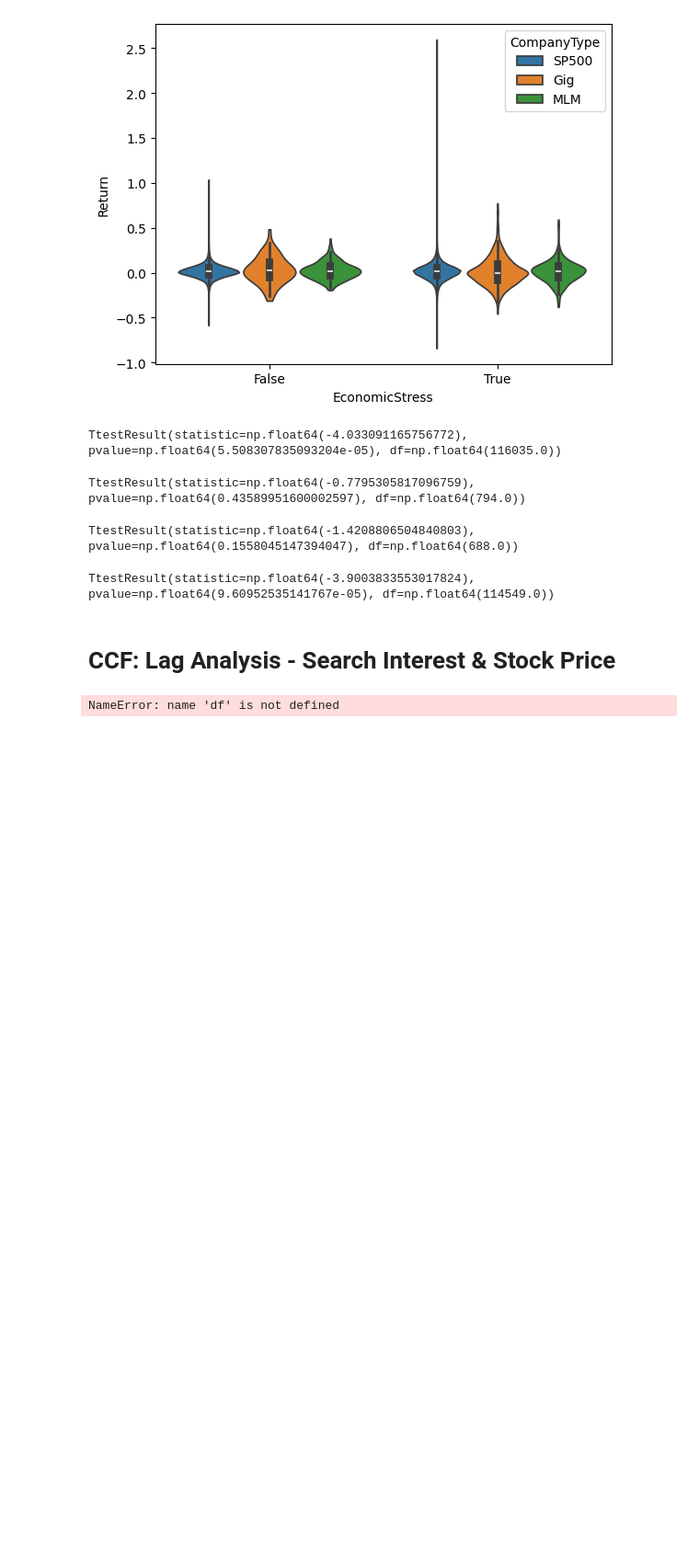
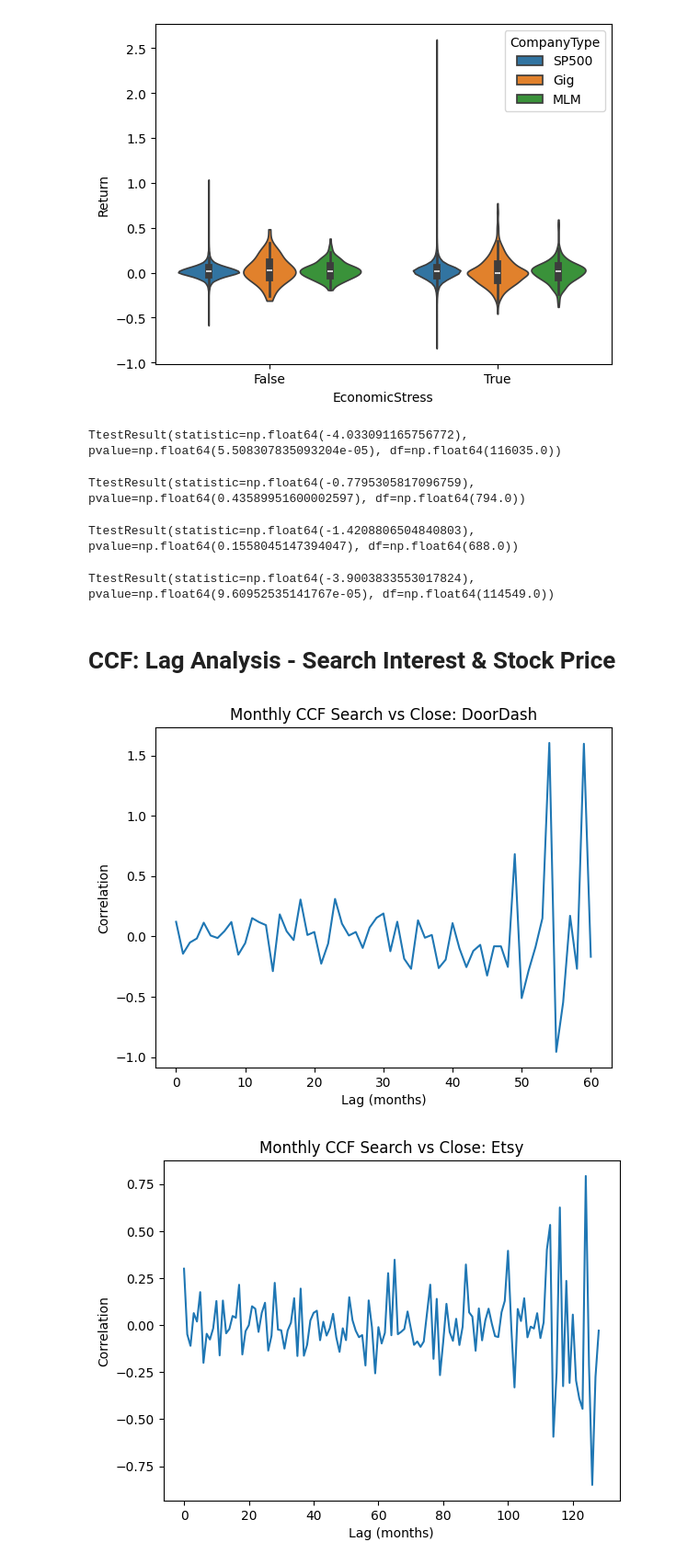
Before and after one commit to milleau98/2026-gig-data-analysis, a Jupyter notebook: notebooks/data-analyses/correlation_analyses.ipynb, the cells around one changed output. Shown at 92% size. Drawn from its saved outputs; the diff is of its cells as text; code cells hidden in the pictures; blank space fills up the shorter version.

```diff
--- a/notebooks/data-analyses/correlation_analyses.ipynb
+++ b/notebooks/data-analyses/correlation_analyses.ipynb
@@ -365,27 +373,33 @@ TtestResult(statistic=np.float64(-3.9003833553017824), pvalue=np.float64(9.60952
 # %% [markdown]
 # CCF: Lag Analysis - Search Interest & Stock Price
 # %%
+from statsmodels.tsa.stattools import ccf
+import matplotlib.pyplot as plt
+
 # monthly
 companies = df['company'].unique()
 
 for c in companies:
-    df = df[df['company'] == c].copy()
+    temp = df[df['company'] == c].copy()
+
+    temp = temp.sort_values(['year', 'month'])
 
     # create time index
-    df['time'] = df['year'].astype(str) + '-' + df['month'].astype(str)
-    df = df.sort_values(['year', 'month'])
-    df = df.set_index('time')
+    temp['date'] = pd.to_datetime(temp[['year','month']].assign(day=1))
+    temp = temp.set_index('date')
 
-    if df['SearchInterest'].notna().sum() > 10:
-        x = df['SearchInterest'].fillna(0)
-        y = df['Close'].ffill()
+
+    if temp['SearchInterest'].notna().sum() > 10:
+        x = temp['SearchInterest'].diff().fillna(0)
+        y = temp['Close'].pct_change().fillna(0)
 
         ccf_vals = ccf(x, y)
 
         plt.plot(ccf_vals)
         plt.title(f'Monthly CCF Search vs Close: {c}')
         plt.xlabel('Lag (months)')
         plt.ylabel('Correlation')
         plt.show()
 # %% [output]
-NameError: name 'df' is not defined
+[figure, added]
+[figure, added]
```
Also changed, not shown: parts of 5 cells of this notebook.
